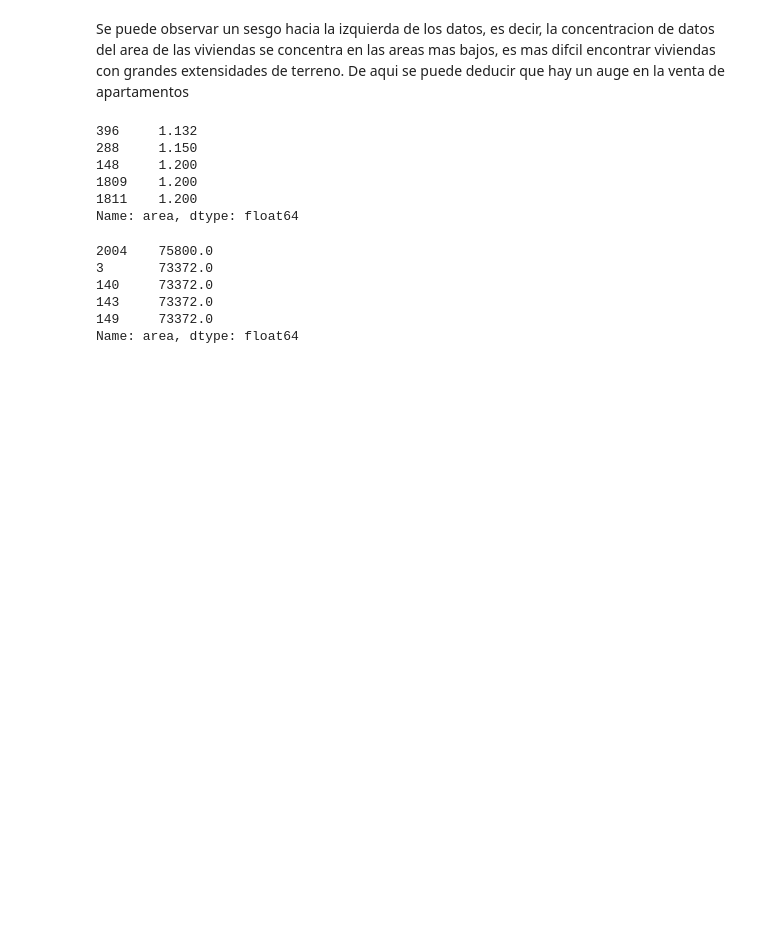
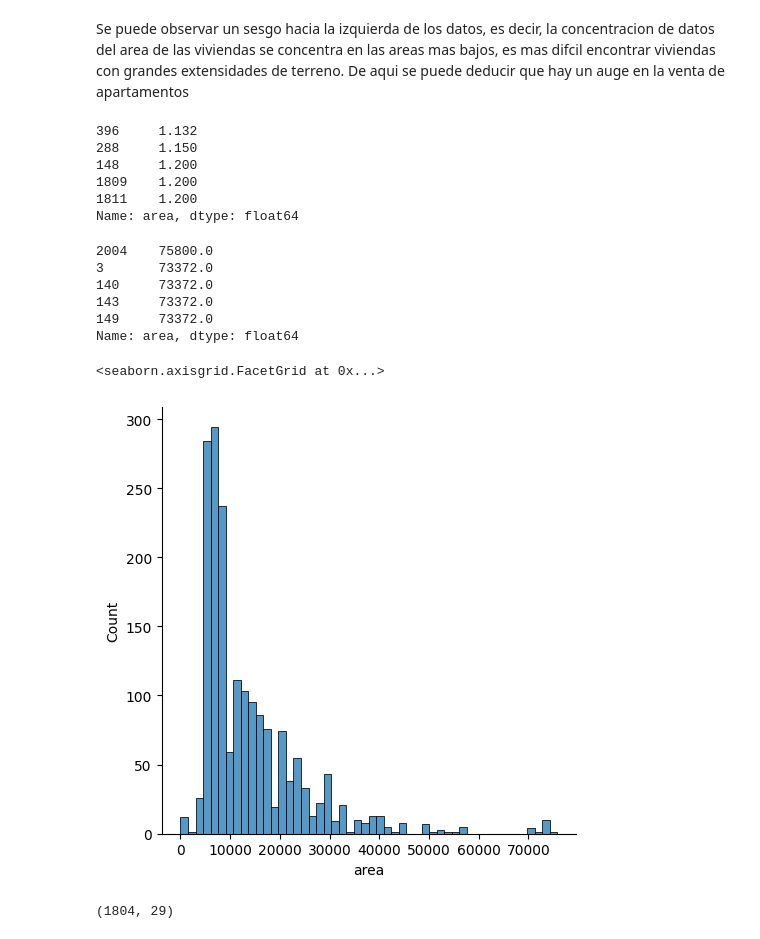
Before and after one commit to juanguzman2/Analisis-del-precio-de-las-viviendas-en-el-oriente-antioqueno, a Jupyter notebook: Script/Analisis exploratorio/1eranalisis.ipynb, the cells around one changed output. Cells and saved outputs as stored; diff of their text form; code cells hidden in the pictures; blank space fills up the shorter version.

```diff
--- a/Script/Analisis exploratorio/1eranalisis.ipynb
+++ b/Script/Analisis exploratorio/1eranalisis.ipynb
@@ -113,3 +113,14 @@ dfpropiedades['area'].nlargest(5)
 143     73372.0
 149     73372.0
 Name: area, dtype: float64
+# %%
+dfpropiedades = dfpropiedades[dfpropiedades['area'] > 10]
+# %%
+sns.displot(dfpropiedades['area'],bins=50)
+# %% [output]
+<seaborn.axisgrid.FacetGrid at 0x...>
+[figure, added]
+# %%
+dfpropiedades.shape
+# %% [output]
+(1804, 29)
```
Also changed, not shown: parts of 1 cell of this notebook, 6 other files.
